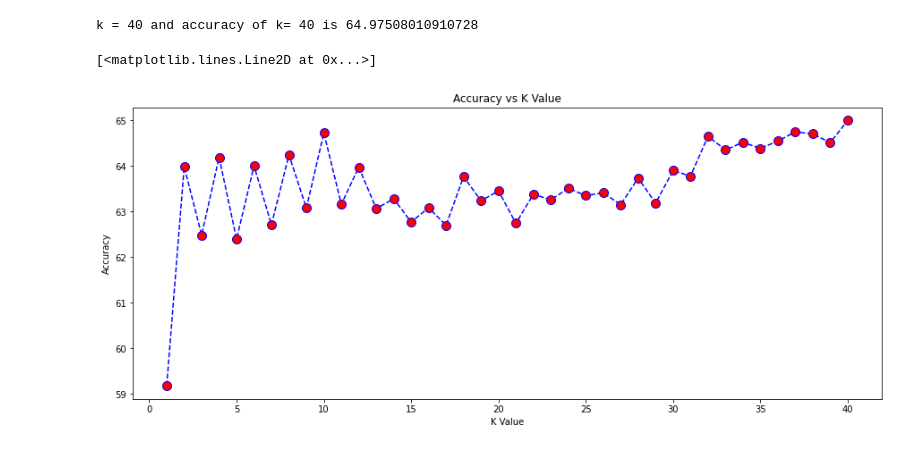
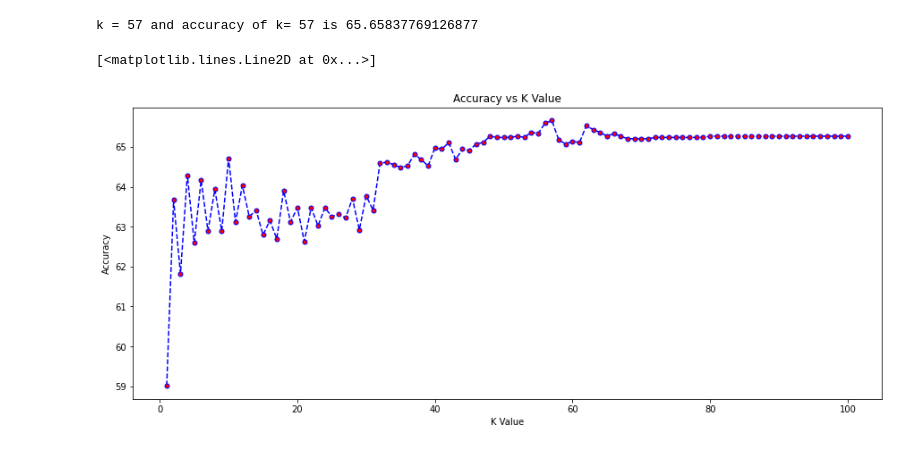
Before and after one commit to Ahmad20/kNN, a Jupyter notebook: kNN.ipynb, the cells around one changed output. Cells and saved outputs as stored; diff of their text form; code cells hidden in the pictures.

```diff
--- a/kNN.ipynb
+++ b/kNN.ipynb
@@ -107,17 +107,19 @@ def accuracy(output,outcome):
   return acc
 # %%
 #Output
-k=find_k(40)
+k=find_k(100)
 print("k =",k[0],"and accuracy of k=",k[0],"is",k[1])
 # %% [output]
-k = 40 and accuracy of k= 40 is 64.97508010910728
+k = 57 and accuracy of k= 57 is 65.65837769126877
+# %%
+f=find_f(100)
 # %%
 import matplotlib.pyplot as plt
 plt.figure(figsize=(15,6))
 plt.title("Accuracy vs K Value")
 plt.xlabel("K Value")
 plt.ylabel("Accuracy")
-plt.plot(range(1,41),f,color='blue', linestyle='dashed', marker='o', markerfacecolor='red', markersize=10)
+plt.plot(range(1,101),f,color='blue', linestyle='dashed', marker='o', markerfacecolor='red', markersize=5)
 # %% [output]
 [<matplotlib.lines.Line2D at 0x...>]
-[figure, old version]
+[figure, new version]
```
